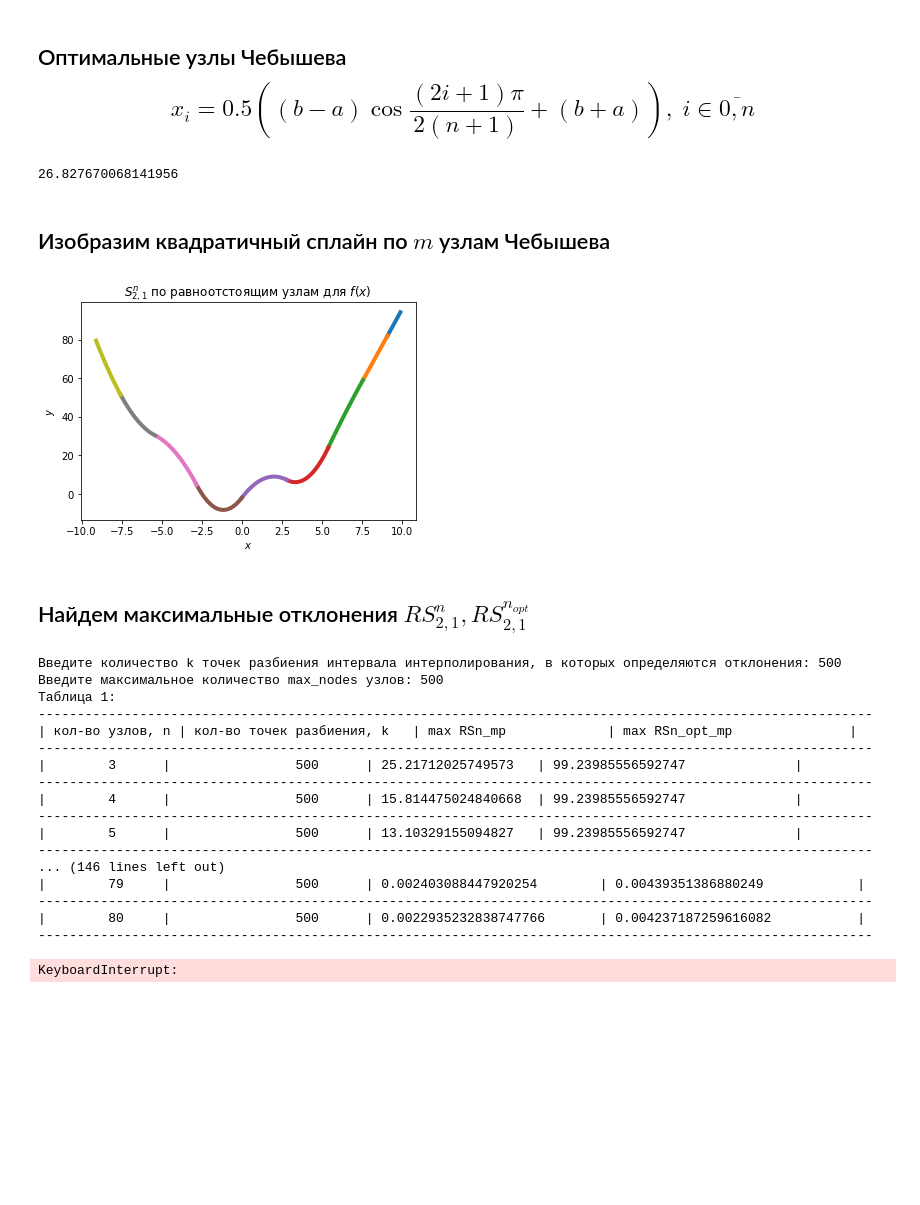
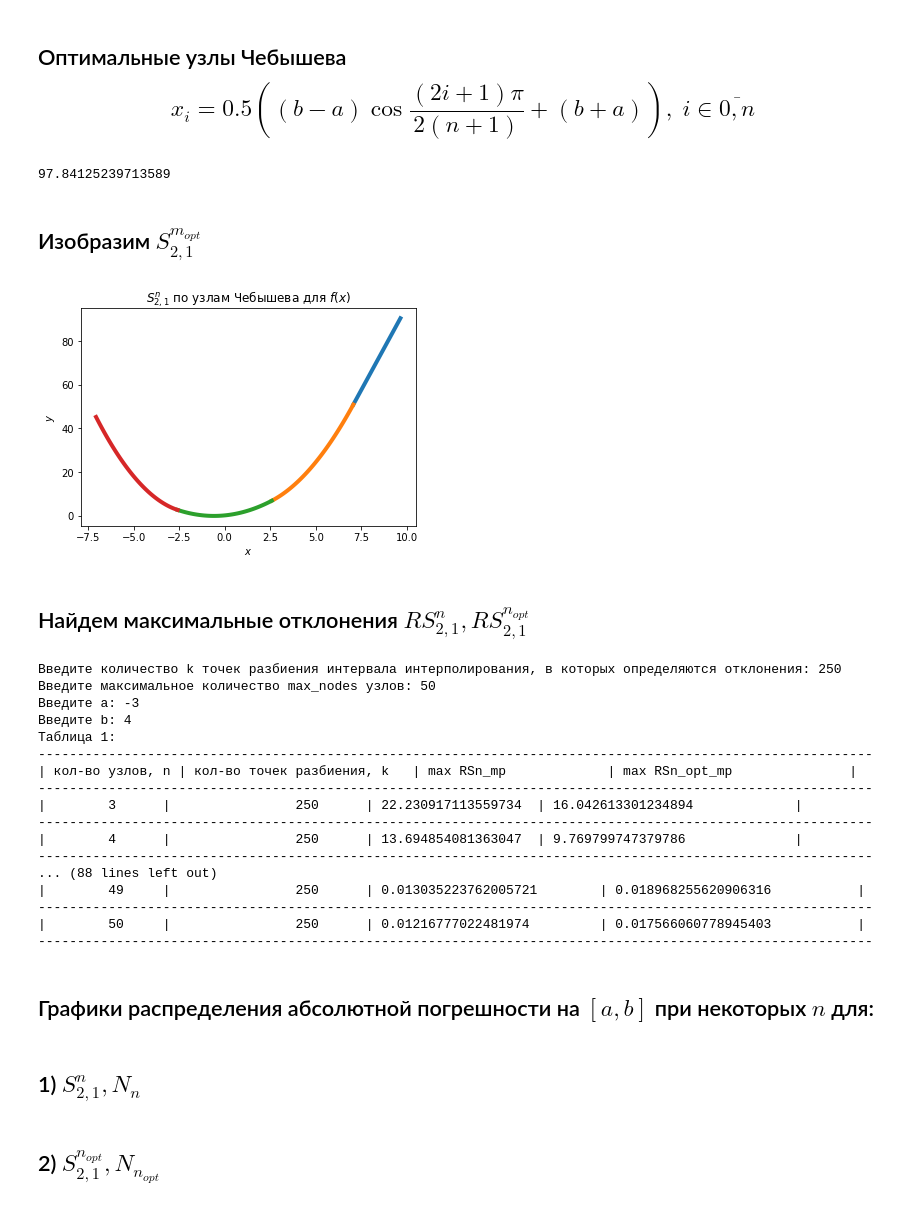
Before and after one commit to verse-chorus/linear_quadratic_cubic_splines, a Jupyter notebook: Квадратичный_сплайн.ipynb, the cells around one changed output. Drawn from its saved outputs; the diff is of its cells as text; code cells hidden in the pictures; blank space fills up the shorter version.

```diff
--- a/Квадратичный_сплайн.ipynb
+++ b/Квадратичный_сплайн.ipynb
@@ -98,9 +98,8 @@ quad_spline(arg=10, a=-10, b=10, m=10, fig=True)
 [figure]
 # %%
 plt.figure()
-for k in range(n):
-    x = np.linspace(-10, 10)
-    y = x**2 + 4*np.sin(x) - 2
+x = np.linspace(-10, 10)
+y = x**2 + 4*np.sin(x) - 2
 plt.plot(x, y, '-', linewidth=4)
 plt.xlabel('$x$')
 plt.ylabel('$y$')
@@ -112,8 +111,6 @@ plt.show()
 ## Оптимальные узлы Чебышева $$x_i = 0.5 \left((b-a)\cos\dfrac{(2i+1)\pi}{2(n+1)} + (b+a)\right),\; i\in \overline{0,n}$$
 # %%
 def optimal_quad_spline(arg, a, b, m, fig=None):
-    # n - число квадратичных сплайнов по узлам Чебышева, у каждого 3 неизвестных - значит, у нас 3*n неизвестных
-    # Надо решить 3*n уравнения
     n = m - 1
 
     chebish = []
@@ -159,13 +156,13 @@ def optimal_quad_spline(arg, a, b, m, fig=None):
             plt.plot(xspline_opt, yspline_opt, '-', linewidth=4)
         plt.xlabel('$x$')
         plt.ylabel('$y$')
-        plt.title('$S_{2,1}^n$ по равноотстоящим узлам для $f(x)$')
+        plt.title('$S_{2,1}^n$ по узлам Чебышева для $f(x)$')
         plt.show()
 
     # Вычисление значений
     elif fig == None:
         flag, res = 0, 0
-        eps = 10**(-6)
+        eps = 10**(-1)
         for i in range(n):
             if arg == a:
                 arg += eps
@@ -180,21 +177,23 @@ def optimal_quad_spline(arg, a, b, m, fig=None):
                 res = ai_opt[flag]*arg**2 + bi_opt[flag]*arg + ci_opt[flag]
         return res
 # %%
-optimal_quad_spline(arg=-5, a=-10, b=10, m=50, fig=None)
+optimal_quad_spline(arg=-10, a=-10, b=10, m=50, fig=None)
 # %% [output]
-26.827670068141956
+97.84125239713589
-# %% [markdown]
-## Изобразим квадратичный сплайн по $m$ узлам Чебышева
+# %% [markdown]
+## Изобразим $S_{2,1}^{m_{opt}}$
 # %%
-optimal_quad_spline(arg=5, a=-10, b=10, m=10, fig=True)
+optimal_quad_spline(arg=5, a=-10, b=10, m=5, fig=True)
 # %% [output]
-[figure, old version]
+[figure, new version]
 # %% [markdown]
 ## Найдем максимальные отклонения $RS_{2,1}^n, RS_{2,1}^{n_{opt}}$
 # %%
 k = int(input('Введите количество k точек разбиения интервала интерполирования, в которых определяются отклонения: '))
 max_nodes = int(input('Введите максимальное количество max_nodes узлов: '))
 # mds = maximum_difference_segment
+a = float(input('Введите a: '))
+b = float(input('Введите b: '))
 mds = np.linspace(a, b, k)
 
 func_mds = []
@@ -235,21 +234,26 @@ for pp in range(3, max_nodes + 1):
     spline_mds = []
     optimal_spline_mds = []
 # %% [output]
-Введите количество k точек разбиения интервала интерполирования, в которых определяются отклонения: 500
-Введите максимальное количество max_nodes узлов: 500
+Введите количество k точек разбиения интервала интерполирования, в которых определяются отклонения: 250
+Введите максимальное количество max_nodes узлов: 50
+Введите a: -3
+Введите b: 4
 Таблица 1:
 -----------------------------------------------------------------------------------------------------------
 | кол-во узлов, n | кол-во точек разбиения, k   | max RSn_mp             | max RSn_opt_mp               |
 -----------------------------------------------------------------------------------------------------------
-|        3      |                500      | 25.21712025749573   | 99.23985556592747              |
+|        3      |                250      | 22.230917113559734  | 16.042613301234894             |
 -----------------------------------------------------------------------------------------------------------
-|        4      |                500      | 15.814475024840668  | 99.23985556592747              |
+|        4      |                250      | 13.694854081363047  | 9.769799747379786              |
 -----------------------------------------------------------------------------------------------------------
-|        5      |                500      | 13.10329155094827   | 99.23985556592747              |
+... (88 lines left out)
+|        49     |                250      | 0.013035223762005721        | 0.018968255620906316           |
 -----------------------------------------------------------------------------------------------------------
-... (146 lines left out)
-|        79     |                500      | 0.002403088447920254        | 0.00439351386880249            |
+|        50     |                250      | 0.01216777022481974         | 0.017566060778945403           |
 -----------------------------------------------------------------------------------------------------------
-|        80     |                500      | 0.0022935232838747766       | 0.004237187259616082           |
------------------------------------------------------------------------------------------------------------
-KeyboardInterrupt:
+# %% [markdown]
+## Графики распределения абсолютной погрешности на $[a,b]$ при некоторых $n$ для:
+# %% [markdown]
+## 1) $S_{2,1}^n, N_n$
+# %% [markdown]
+## 2) $S_{2,1}^{n_{opt}}, N_{n_{opt}}$
```
Also changed, not shown: parts of 2 cells of this notebook, 1 other file.
